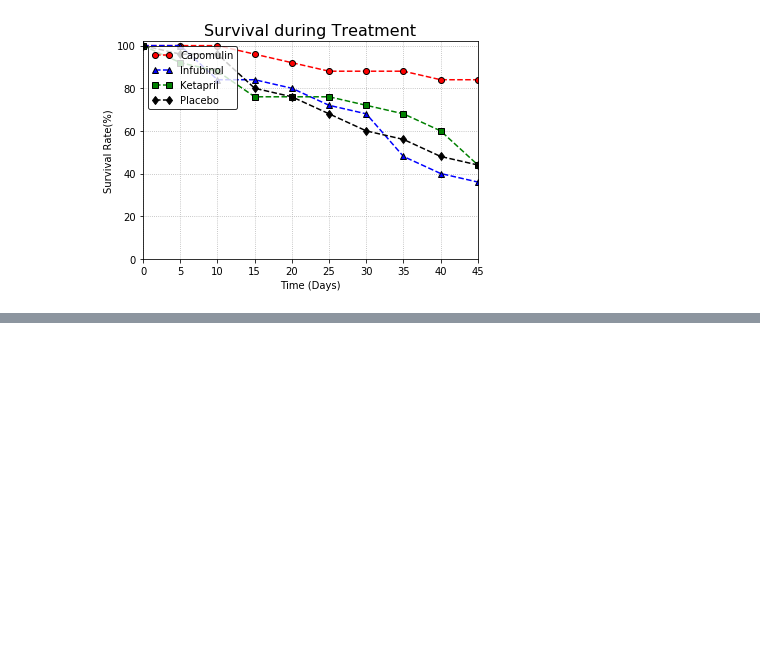
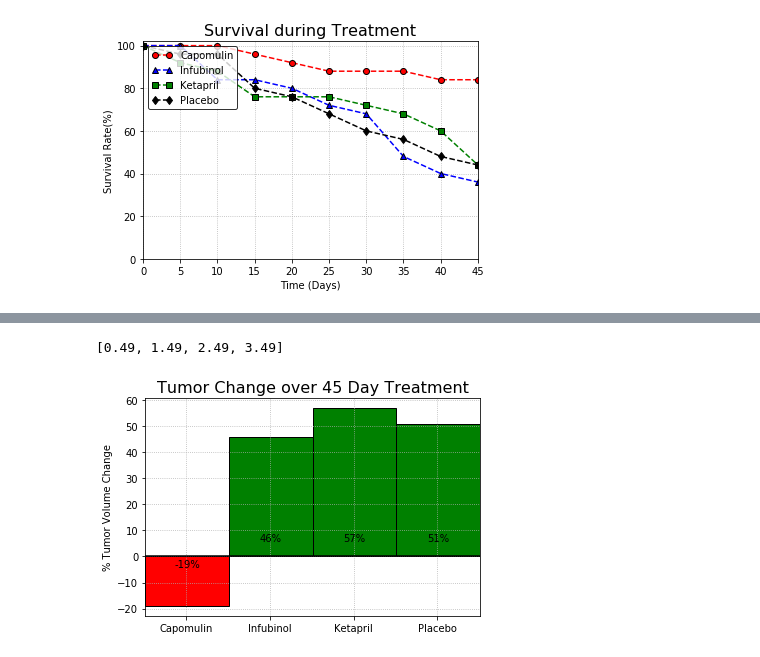
Before and after one commit to marioaburto10/Pymaceuticals, a Jupyter notebook: pymaceuticals.ipynb, the cells around one changed output, grey strips where cells are left out. Saved outputs shown, nothing was run; the diff lists cells and outputs as text; code cells hidden in the pictures; blank space fills up the shorter version.

Commit message:
plotted bar graph that shows % tumor volume change

```diff
--- a/pymaceuticals.ipynb
+++ b/pymaceuticals.ipynb
@@ -223,0 +226,8 @@ plt.show()
+# %%
+# Summary of the analysis based on % Tumor Change over 45 days
+# here we are subtracting the results for the tumor size in the last row (day 45) from the first row (day 0), multiplying it by 100 to get a percentage out of 100, and then deviding it from the initial tumor size
+summary=round(((cleaned_tumor_response_pivot.iloc[9,:]-cleaned_tumor_response_pivot.iloc[0,:])*100/cleaned_tumor_response_pivot.iloc[0,:]),0).to_frame()
+# Renaming the column
+summary=summary.rename(columns={0:"% Tumor Change"})
+
+summary
@@ -223,0 +241,44 @@ plt.show()
+# %%
+# Setting the x_axis and y-axis value
+x_axis=summary.index.values
+y_axis=summary["% Tumor Change"]
+
+# If value is positive then put True in the Summary else place False, for changing the color based on the value
+summary["Positive"]=summary["% Tumor Change"] > 0
+
+# Intializing the plots
+fig,ax=plt.subplots()
+#Setting the plot and assigning the color based on the Positive or not value
+bars=ax.bar(x_axis,y_axis,align="edge",width=1,linewidth=1,
+            edgecolor=summary.Positive.map({True: 'black', False: 'black'}),
+            color=summary.Positive.map({True: 'green', False: 'red'}))
+# Setting the ticks for the bar graph
+tick_locations = [value+0.49 for value in range(len(x_axis))]
+print(tick_locations)
+ax.set_xticks(tick_locations)
+
+# Setting the text label in the bar graph
+# Assign the height based on the positive calue
+height = summary.Positive.map({True: 5, False: -5})
+for bar in bars:
+    ax.text(bar.get_x() + bar.get_width()/2., height[bars.index(bar)],
+            str(int(summary["% Tumor Change"][bars.index(bar)]))+"%",
+                ha='center', va='bottom')
+
+# Setting the x_axis limits
+ax.set_xlim(0, len(x_axis))
+# Setting a horizontal line at y=0
+plt.hlines(0,0,len(x_axis))
+# Setting the title of the graph
+ax.set_title("Tumor Change over 45 Day Treatment", fontsize=16)
+# Setting the y_axis label
+ax.set_ylabel("% Tumor Volume Change")
+
+# Setting the grid line
+plt.grid(linestyle='dotted')
+
+# Display the graph
+plt.show()
+# %% [output]
+[0.49, 1.49, 2.49, 3.49]
+[figure, added]
```
Also changed, not shown: parts of 3 cells of this notebook.
